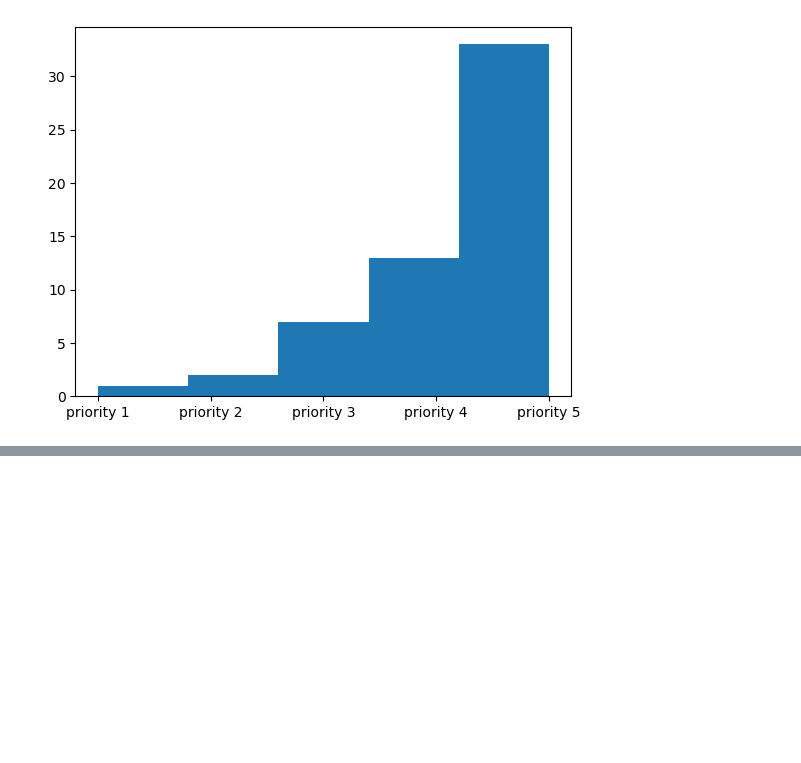
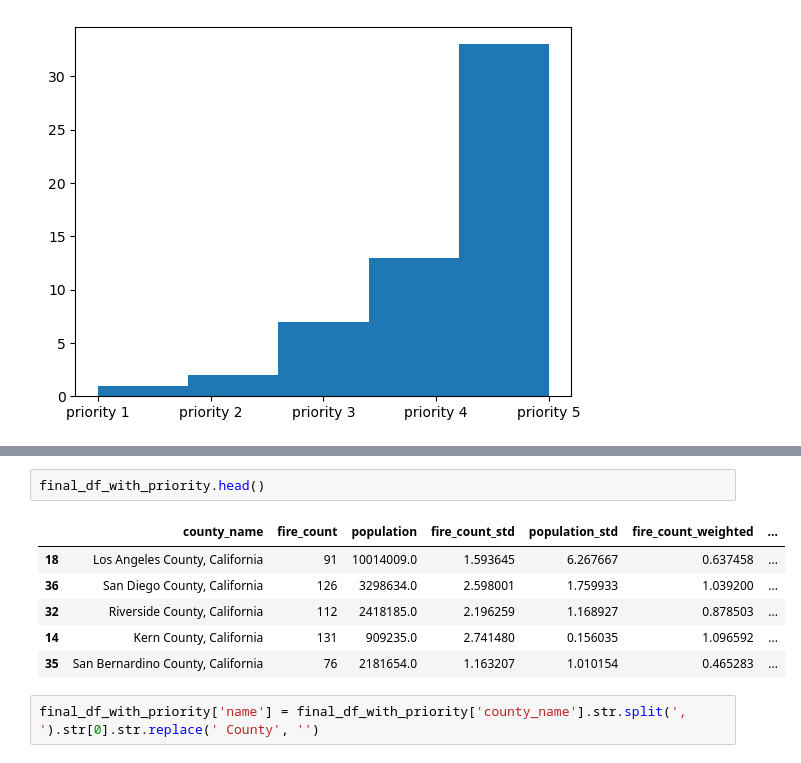
Before and after one commit to TalkDatatoMeWiDDatathon23/ForestService-Census-Index, a Jupyter notebook: census_explore.ipynb, the cells around one changed output, grey strips where cells are left out. Cells and saved outputs as stored; diff of their text form; blank space fills up the shorter version.

```diff
--- a/census_explore.ipynb
+++ b/census_explore.ipynb
@@ -740,0 +756,11 @@ Categories (4, object): ['priority 4' < 'priority 3' < 'priority 2' < 'priority
+# %%
+final_df_with_priority.head()
+# %% [output]
+|  | county_name | fire_count | population | fire_count_std | population_std | fire_count_weighted | ... |
+| 18 | Los Angeles County, California | 91 | 10014009.0 | 1.593645 | 6.267667 | 0.637458 | ... |
+| 36 | San Diego County, California | 126 | 3298634.0 | 2.598001 | 1.759933 | 1.039200 | ... |
+| 32 | Riverside County, California | 112 | 2418185.0 | 2.196259 | 1.168927 | 0.878503 | ... |
+| 14 | Kern County, California | 131 | 909235.0 | 2.741480 | 0.156035 | 1.096592 | ... |
+| 35 | San Bernardino County, California | 76 | 2181654.0 | 1.163207 | 1.010154 | 0.465283 | ... |
+# %%
+final_df_with_priority['name'] = final_df_with_priority['county_name'].str.split(', ').str[0].str.replace(' County', '')
```
Also changed, not shown: parts of 6 cells of this notebook.
